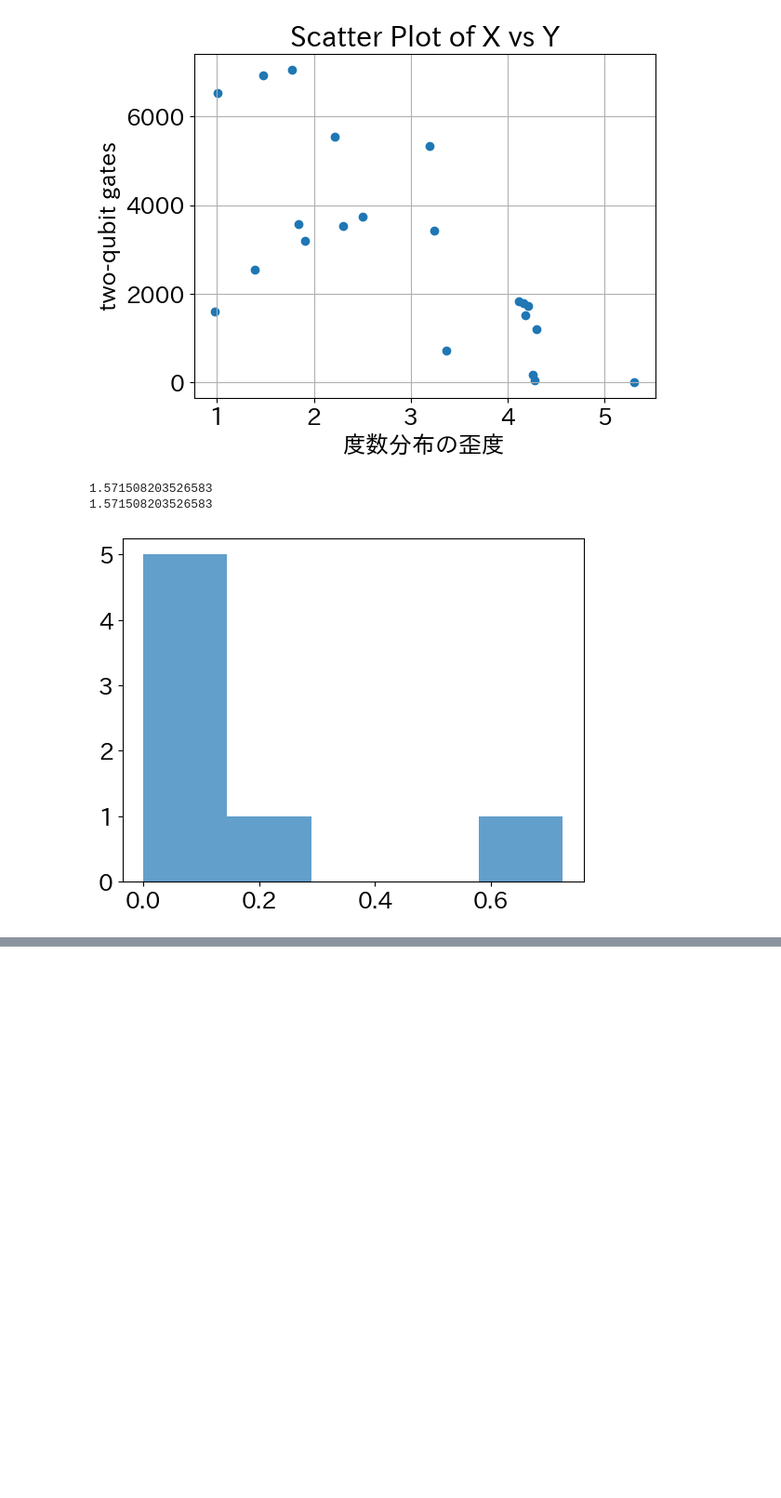
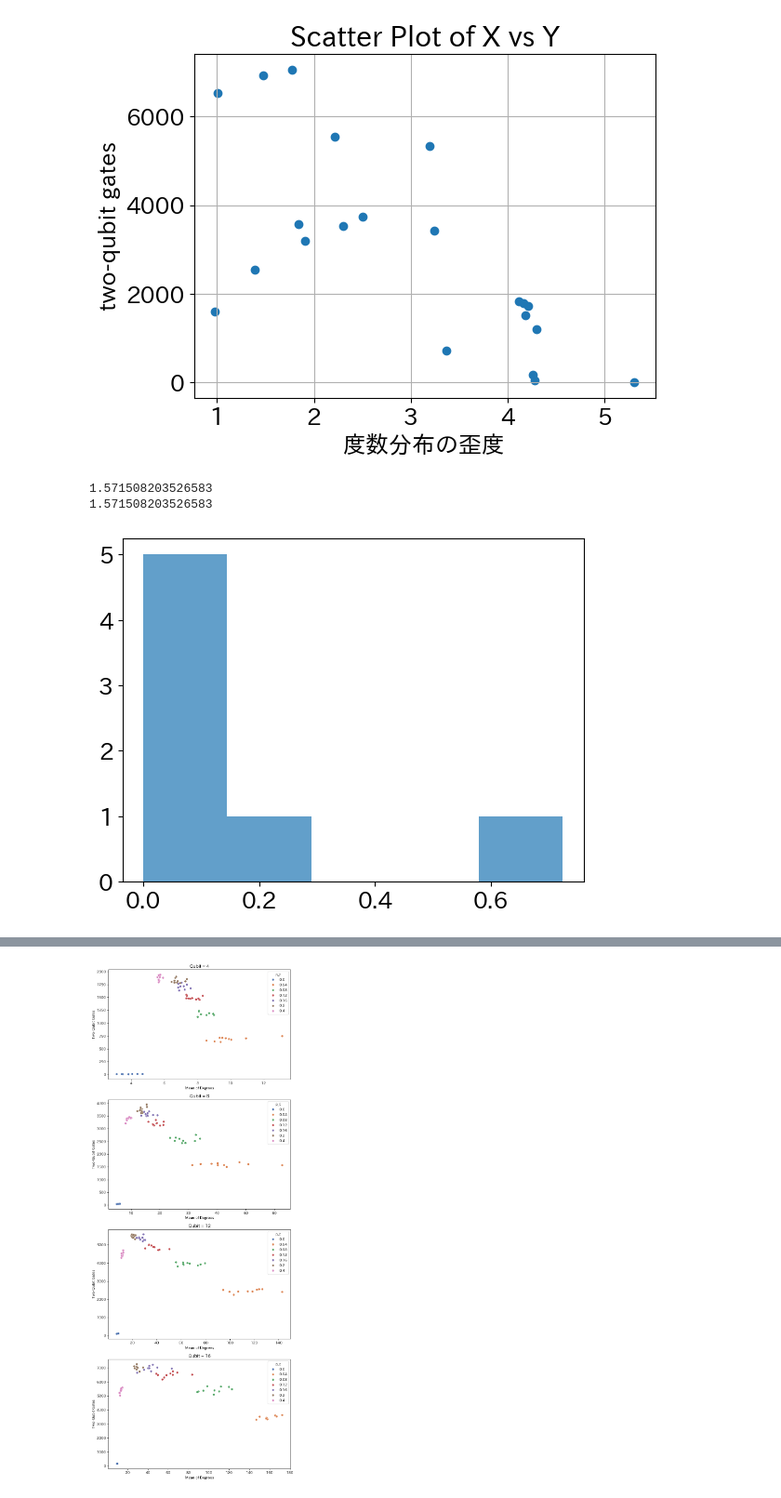
Before and after one commit to ryo02puyopuyo/forpyzx, a Jupyter notebook: creategraph/0107create_edge_bunpu.ipynb, the cells around one changed output, grey strips where cells are left out. Shown at 93% size. Saved outputs shown, nothing was run; the diff lists cells and outputs as text; code cells hidden in the pictures; blank space fills up the shorter version.

```diff
--- a/creategraph/0107create_edge_bunpu.ipynb
+++ b/creategraph/0107create_edge_bunpu.ipynb
@@ -254,13 +255,14 @@ fig, ax = plt.subplots(len(qubits),len(p_t_lists),figsize=(100, 40),constrained_
 for qubit in range(len(qubits)):
         for p_t in range(len(p_t_lists)):
             ax[qubit][p_t].set_title(f"{qubits[qubit]} qubits, p_t={p_t_lists[p_t]}",
-                                     fontdict={'fontsize': 20})
-            ax[qubit][p_t].set_xlabel("次数")
-            ax[qubit][p_t].set_ylabel("相対度数")
+                                     fontdict={'fontsize': 50})
+            ax[qubit][p_t].set_xlabel("次数",fontdict={'fontsize': 50})
+            ax[qubit][p_t].set_ylabel("相対度数",fontdict={'fontsize': 50})
             ax[qubit][p_t].set_xticks(np.arange(0, 206, 5))
             #縦軸の最大値を0.5に設定
             ax[qubit][p_t].set_ylim(0,0.6)
             ax[qubit][p_t].grid(True)
+            ax[qubit][p_t].tick_params(axis='y', labelsize=30)
 
             data = df2[(df2["p_t"] == p_t_lists[p_t]) & (df2["qubit"] == qubits[qubit]) & (df2["input_gates"] == 10000)]
             df_avg = data.groupby("optimize_name")[plot_columns_str].mean()
@@ -412,3 +414,95 @@ data = np.random.randn(1000)
 1.571508203526583
 1.571508203526583
 [figure]
+# %%
+csv_file_path = "/home/rest/forpyzx/kekka0107/0114bunpu_10000.csv"
+df = pd.read_csv(csv_file_path)
+# %%
+#横軸、次数の特徴量　縦軸　2量子ゲート数の散布図
+import numpy as np
+from scipy.stats import skew
+
+qubits = [4, 8, 12,16]
+p_t_lists = [0,0.04,0.08,0.12,0.16,0.20,0.40]
+plot_columns_str = [str(i) for i in range(0, 206, 5)]
+
+x =[]
+y =[]
+p_t_values = []  # p_t の値を保持
+q_values = []  # qubits の値を保持
+
+for q in qubits:
+    for p_t in p_t_lists:
+        data = df[(df["p_t"] == p_t) & (df["qubit"] == q) & (df["input_gates"] == 10000)]
+        #データの要素数
+        #print(data.shape)
+        for index,row in data.iterrows():
+            #2量子ゲート数取得
+            two_qubit_gates = row['two-qubit_gates']
+            #print(two_qubit_gates)
+            #次数取得
+            start_col_index = row.index.get_loc('0')  # '0' のインデックスを取得
+            columns_after_0 = row.iloc[start_col_index:]  # '0' 以降をスライス
+            #print(columns_after_0)
+            #平均値
+            #要素数の和
+            sum = columns_after_0.sum()
+            #総和
+            souwa =0
+            for i in range(len(columns_after_0)):
+                souwa += columns_after_0[i] * (2.5 + 5 * i)
+
+            #次数の平均値
+            mean = souwa / sum
+
+            x.append(mean)
+            y.append(two_qubit_gates)
+            p_t_values.append(p_t)
+            q_values.append(q)  # qubit数をリストに追加
+
+import seaborn as sns
+
+# データフレームを作成
+df_plot = pd.DataFrame({
+    'mean': x,
+    'two_qubit_gates': y,
+    'p_t': p_t_values,
+    'qubit': q_values
+})
+
+#df_plotの形状を表示
+print(df_plot.shape)
+
+# qごとに異なるグラフを作成
+unique_q_values = df_plot['qubit'].unique()
+
+# サブプロットの設定
+fig, axes = plt.subplots(len(unique_q_values), 1, figsize=(8, len(unique_q_values) * 5))
+
+# qごとにプロット
+for i, q_value in enumerate(unique_q_values):
+    ax = axes[i]
+    subset = df_plot[df_plot['qubit'] == q_value]
+
+    # p_t に基づいて色分け
+    #paletteをviridis以外
+    sns.scatterplot(data=subset, x='mean', y='two_qubit_gates', hue='p_t', palette='deep', ax=ax)
+
+
+    ax.set_title(f"Qubit = {q_value}")
+    ax.set_xlabel('Mean of Degrees')
+    ax.set_ylabel('Two-Qubit Gates')
+
+# qubitごとに相関係数を計算
+for q_value in unique_q_values:
+    subset = df_plot[(df_plot['qubit'] == q_value) & (df_plot['p_t']!=0.0)]
+    #corr = subset[['mean', 'two_qubit_gates']].corr()
+    #meanとtwo_qubitの相関係数のみを取得
+    corr = subset[['mean', 'two_qubit_gates']].corr()
+    correlation_value = corr.loc['mean', 'two_qubit_gates']
+    print(f"Qubit = {q_value}: {correlation_value}")
+
+# レイアウト調整
+plt.tight_layout()
+plt.show()
+# %% [output]
@@ -414,0 +514 @@ data = np.random.randn(1000)
+[figure, added]
```
Also changed, not shown: parts of 13 cells of this notebook, 10 other files.
